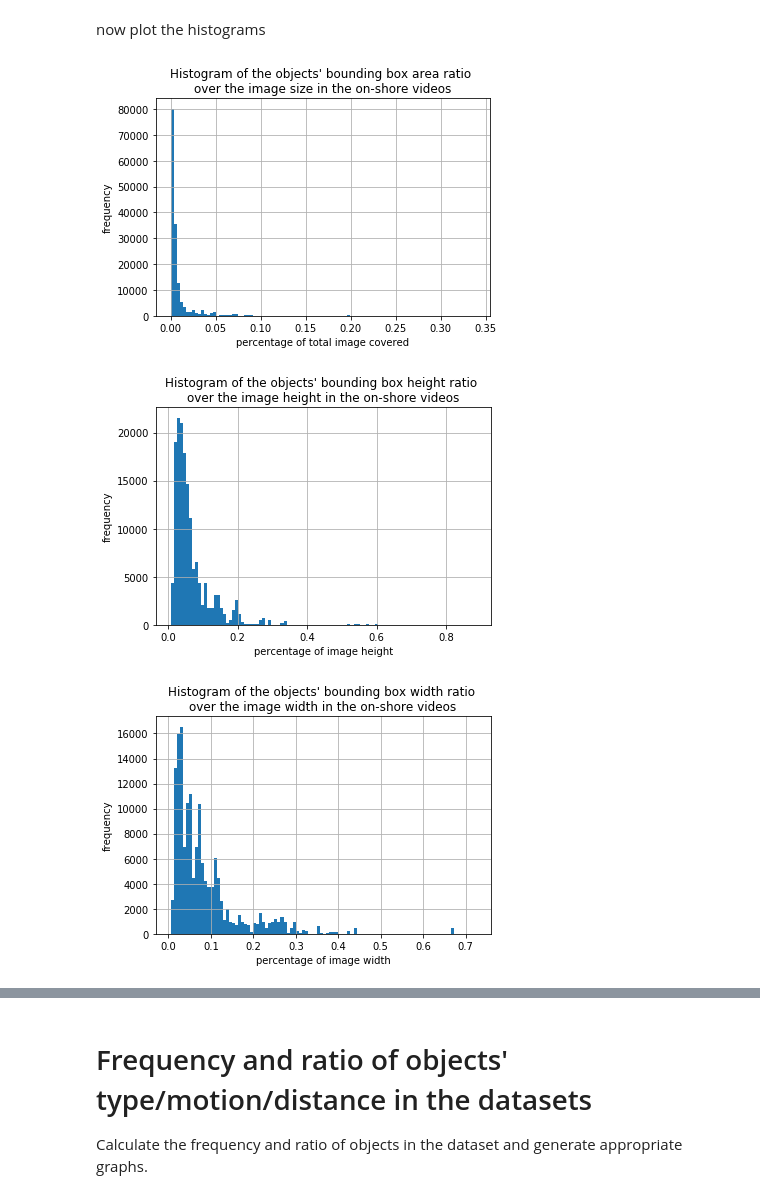
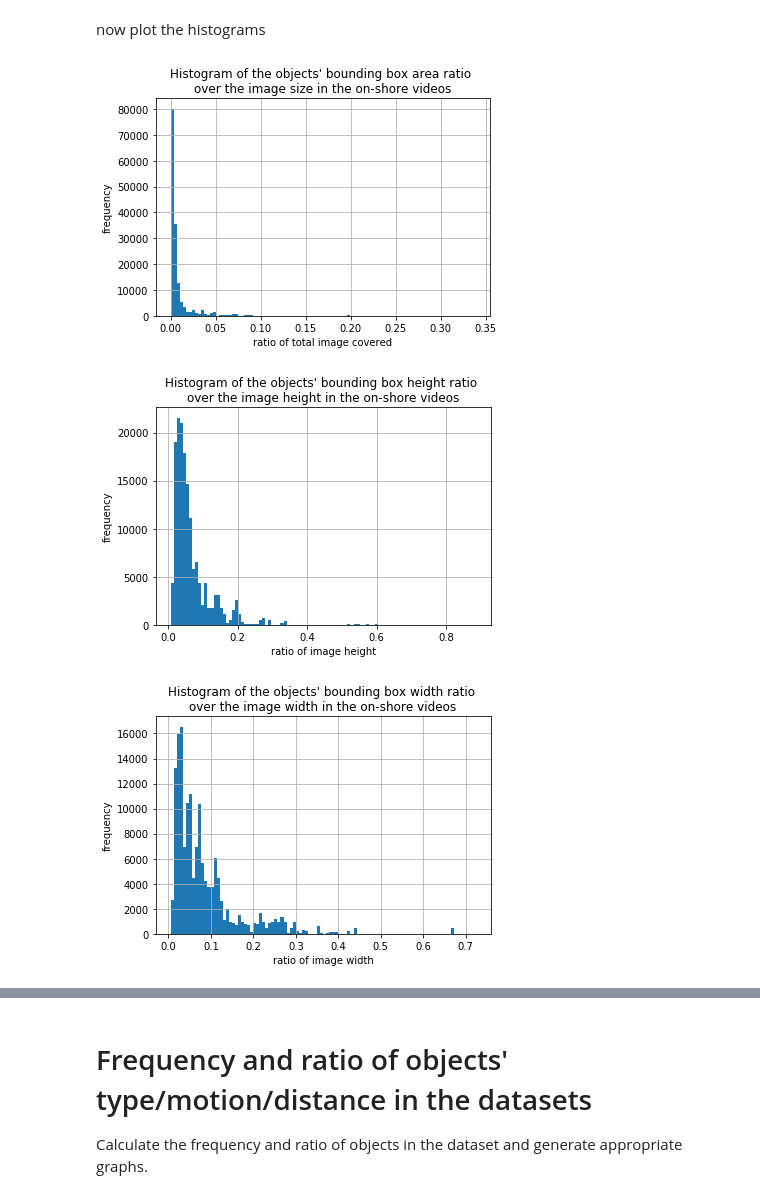
Before and after one commit to tilemmpon/Singapore-Maritime-Dataset-Frames-Ground-Truth-Generation-and-Statistics, a Jupyter notebook: Singapore_maritime_dataset_statistics_all_frames.ipynb, the cells around one changed output, grey strips where cells are left out. Saved outputs shown, nothing was run; the diff lists cells and outputs as text; code cells hidden in the pictures.

Commit message:
updated the notebooks so the histograms have an xlabel with 'ratio' and not 'percentage'. Regenerated histograms. Regenerated a objects_per_video_test figure in dataset 2 that had an old version.

```diff
--- a/Singapore_maritime_dataset_statistics_all_frames.ipynb
+++ b/Singapore_maritime_dataset_statistics_all_frames.ipynb
@@ -151,32 +151,32 @@ now plot the histograms
 # %%
 #plt.hist(obj_area_ratio, bins='auto')  # arguments are passed to np.histogram
 plt.hist(obj_area_ratio_onshore, bins=100)  # arguments are passed to np.histogram
 plt.title("Histogram of the objects' bounding box area ratio \nover the image size in the on-shore videos")
 plt.ylabel("frequency")
-plt.xlabel("percentage of total image covered")
+plt.xlabel("ratio of total image covered")
 plt.grid()
 plt.savefig(os.path.join(FIGURE_SAVE_PATH, "histogram_area_onshore.png"), tight_layout=True, dpi=300)
 plt.show()
 
 plt.hist(obj_height_ratio_onshore, bins=100)
 plt.title("Histogram of the objects' bounding box height ratio \nover the image height in the on-shore videos")
 plt.ylabel("frequency")
-plt.xlabel("percentage of image height")
+plt.xlabel("ratio of image height")
 plt.grid()
 plt.savefig(os.path.join(FIGURE_SAVE_PATH, "histogram_height_onshore.png"), tight_layout=True, dpi=300)
 plt.show()
 
 plt.hist(obj_width_ratio_onshore, bins=100)
 plt.title("Histogram of the objects' bounding box width ratio \nover the image width in the on-shore videos")
 plt.ylabel("frequency")
-plt.xlabel("percentage of image width")
+plt.xlabel("ratio of image width")
 plt.grid()
 plt.savefig(os.path.join(FIGURE_SAVE_PATH, "histogram_width_onshore.png"), tight_layout=True, dpi=300)
 plt.show()
 # %% [output]
-[figure, old version]
+[figure, new version]
-[figure, old version]
+[figure, new version]
-[figure, old version]
+[figure, new version]
 # %%
 plt.hist(obj_area_ratio_onboard, bins=100)  # arguments are passed to np.histogram
 plt.title("Histogram of the objects' bounding box area ratio \nover the image size in the on-board videos")
```
Also changed, not shown: parts of 2 cells of this notebook, 36 other files.
